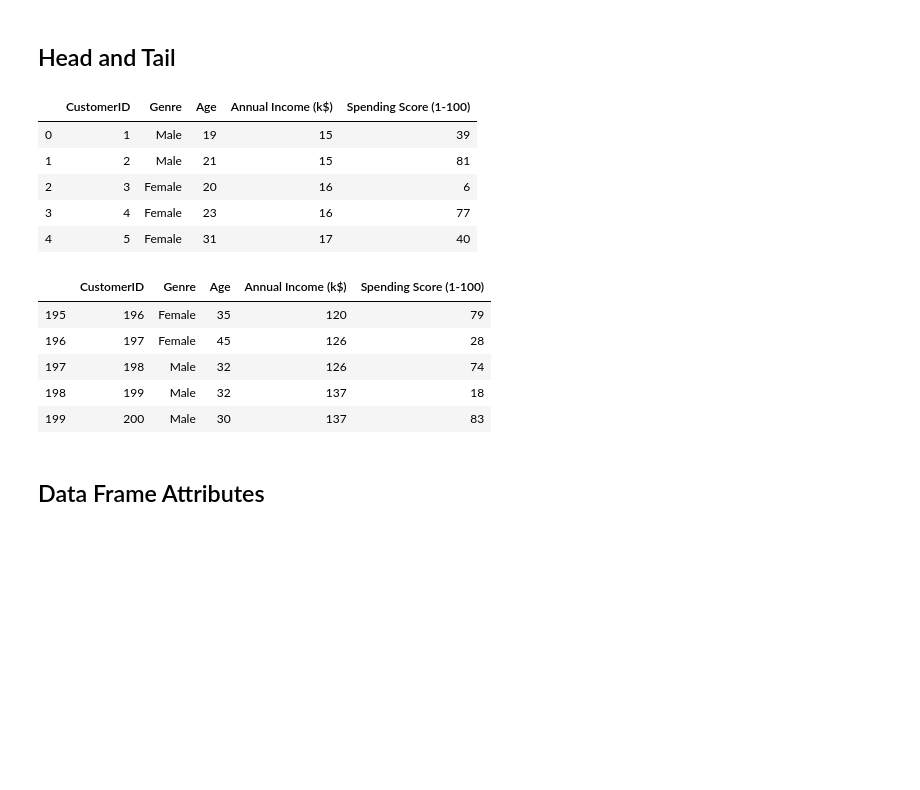
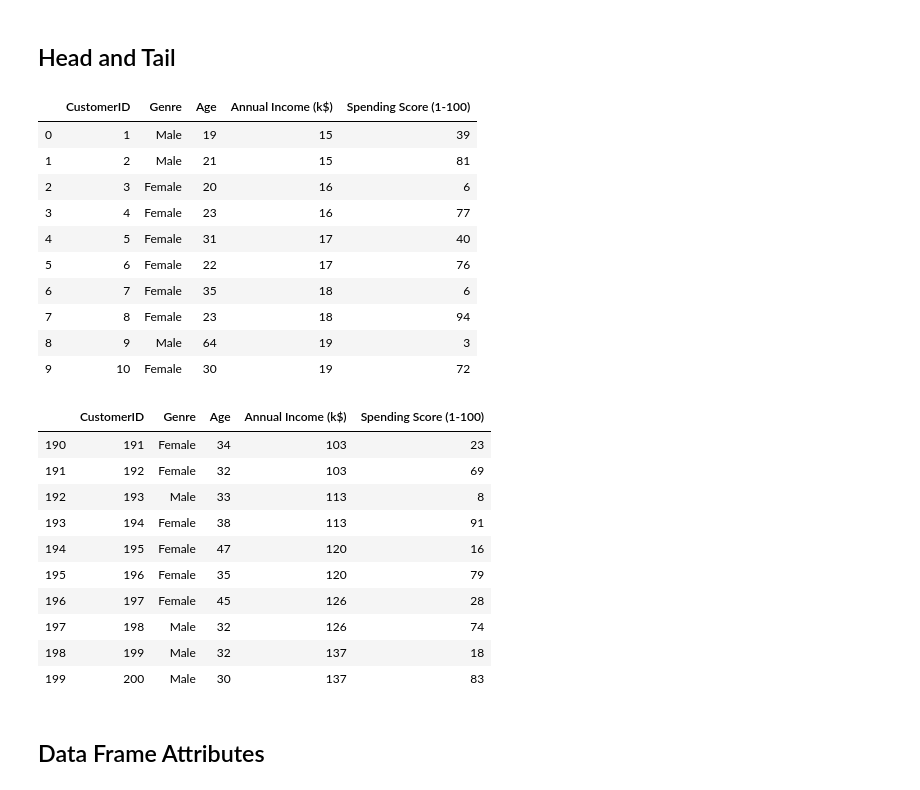
Before and after one commit to anqitu/python-data-analysis-training, a Jupyter notebook: exercises/data_analysis.ipynb, the cells around one changed output. Cells and saved outputs as stored; diff of their text form; code cells hidden in the pictures; blank space fills up the shorter version.

```diff
--- a/exercises/data_analysis.ipynb
+++ b/exercises/data_analysis.ipynb
@@ -7,7 +9,7 @@ import sklearn
 # %% [markdown]
 ## Import Data
 # %%
-df = pd.read_csv('data/mall_customers.csv')
+# df = pd.read_csv('data/mall_customers.csv')
 df = pd.read_excel('data/mall_customers.xlsx')
 # %% [markdown]
 ## Head and Tail
@@ -14,16 +18,26 @@ df = pd.read_excel('data/mall_customers.xlsx')
 # %%
-df.head()
+df.head(10)
 # %% [output]
 |  | CustomerID | Genre | Age | Annual Income (k$) | Spending Score (1-100) |
 | 0 | 1 | Male | 19 | 15 | 39 |
 | 1 | 2 | Male | 21 | 15 | 81 |
 | 2 | 3 | Female | 20 | 16 | 6 |
 | 3 | 4 | Female | 23 | 16 | 77 |
 | 4 | 5 | Female | 31 | 17 | 40 |
+| 5 | 6 | Female | 22 | 17 | 76 |
+| 6 | 7 | Female | 35 | 18 | 6 |
+| 7 | 8 | Female | 23 | 18 | 94 |
+| 8 | 9 | Male | 64 | 19 | 3 |
+| 9 | 10 | Female | 30 | 19 | 72 |
 # %%
-df.tail()
+df.tail(10)
 # %% [output]
 |  | CustomerID | Genre | Age | Annual Income (k$) | Spending Score (1-100) |
+| 190 | 191 | Female | 34 | 103 | 23 |
+| 191 | 192 | Female | 32 | 103 | 69 |
+| 192 | 193 | Male | 33 | 113 | 8 |
+| 193 | 194 | Female | 38 | 113 | 91 |
+| 194 | 195 | Female | 47 | 120 | 16 |
 | 195 | 196 | Female | 35 | 120 | 79 |
 | 196 | 197 | Female | 45 | 126 | 28 |
 | 197 | 198 | Male | 32 | 126 | 74 |
```
Also changed, not shown: parts of 31 cells of this notebook, 1 other file.
